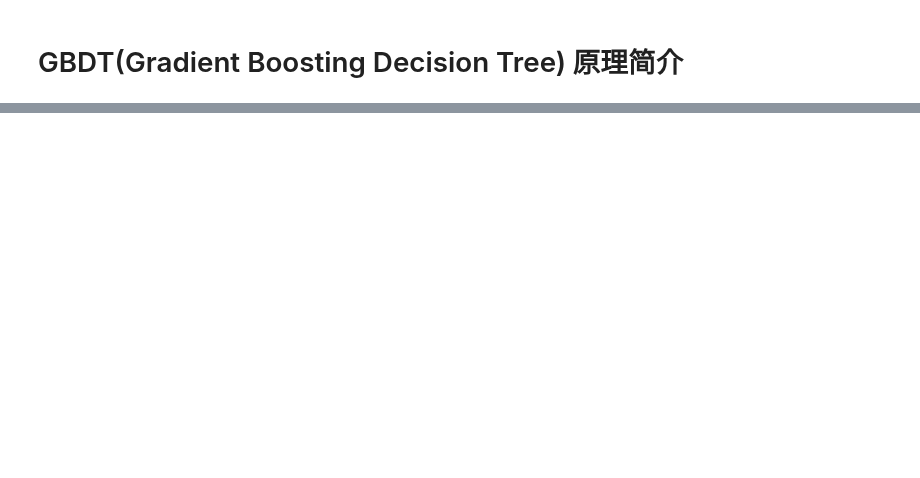
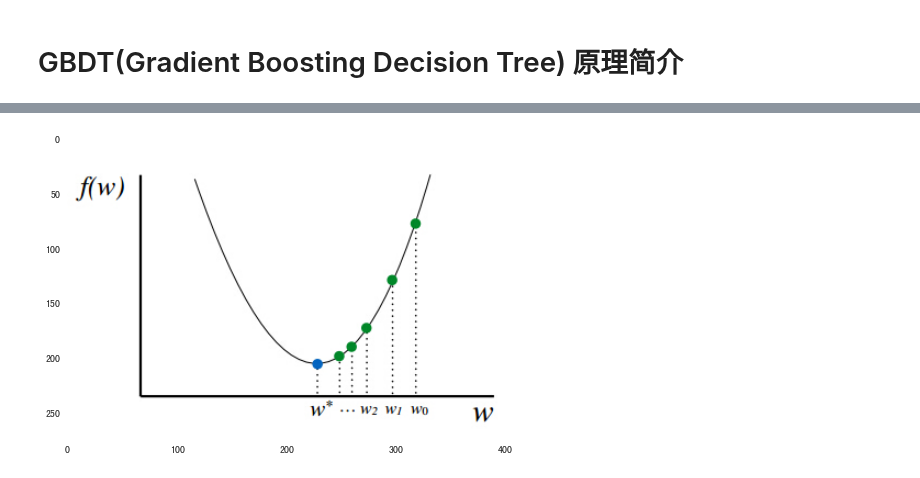
Before and after one commit to facaiy/book_notes, a Jupyter notebook: machine_learning/tree/gbdt/intro.ipynb, the cells around one changed output, grey strips where cells are left out. Cells and saved outputs as stored; diff of their text form; code cells hidden in the pictures; blank space fills up the shorter version.

```diff
--- a/machine_learning/tree/gbdt/intro.ipynb
+++ b/machine_learning/tree/gbdt/intro.ipynb
@@ -50,0 +62,4 @@ ref:
+# %%
+show_image("./res/iterator.jpg")
+# %% [output]
+[figure, added]
```
Also changed, not shown: parts of 16 cells of this notebook, 5 other files.
